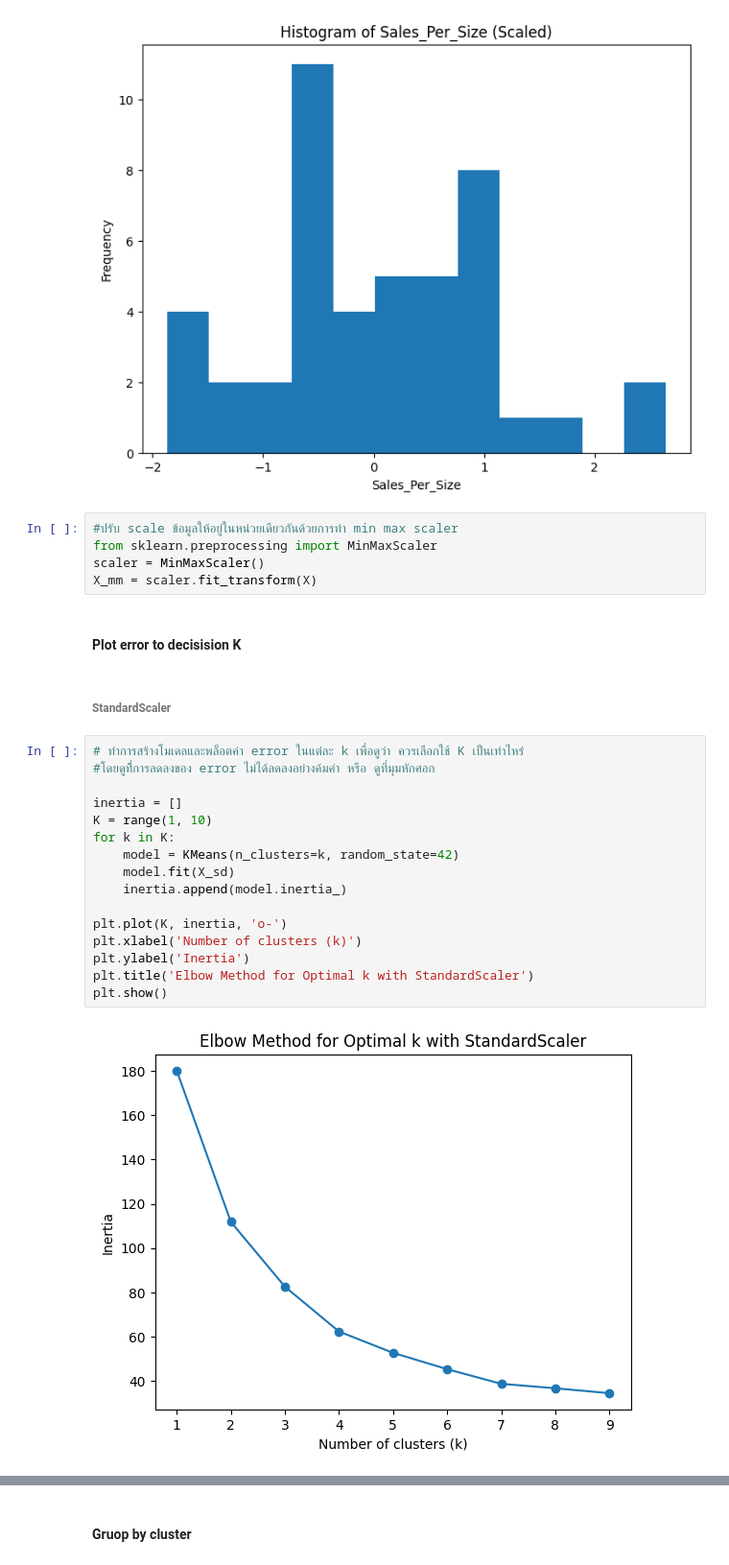
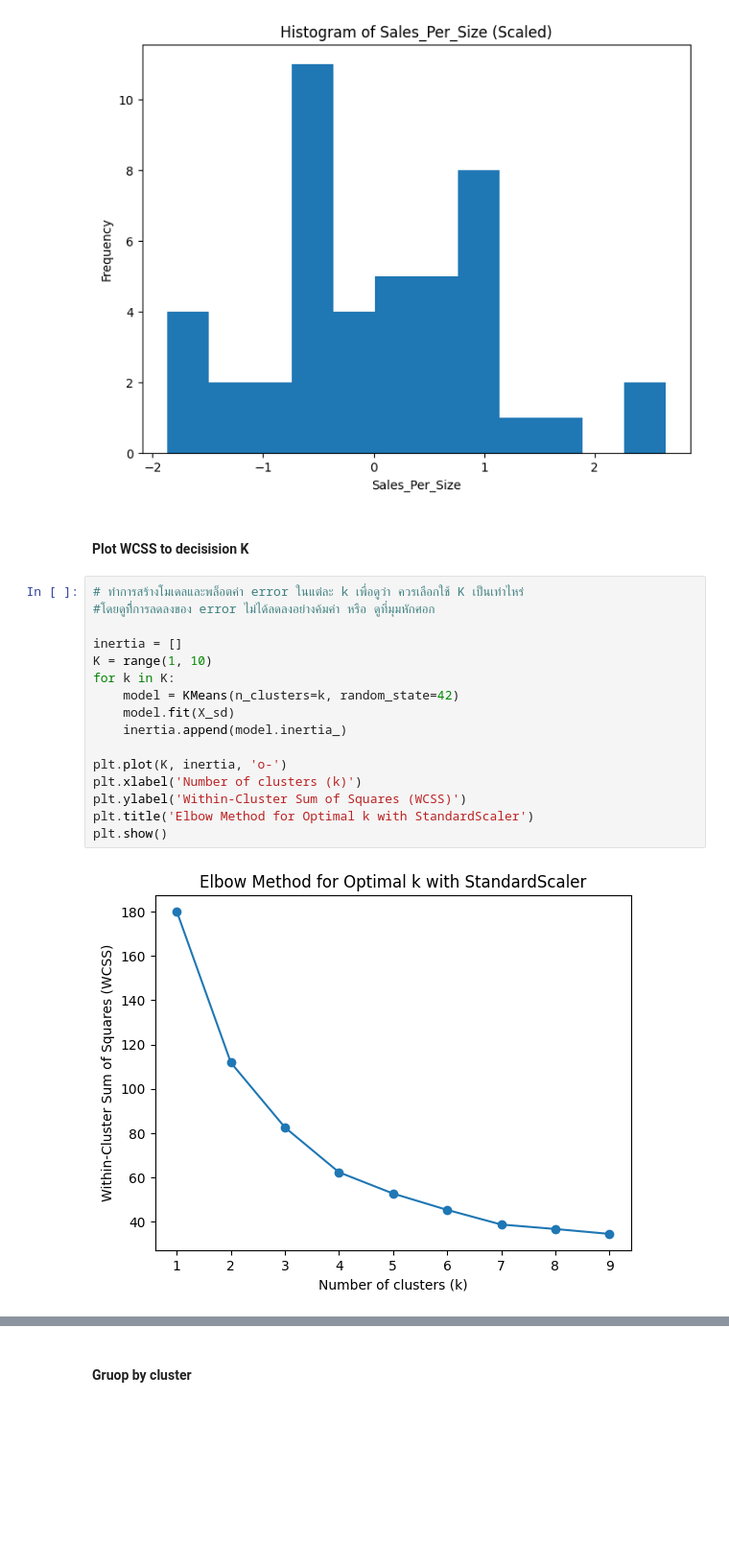
Before and after one commit to jangInw007/A4-Data-Analytics-and-Modeling, a Jupyter notebook: Group_A4_Data_Analytics_and_Modeling.ipynb, the cells around one changed output, grey strips where cells are left out. Shown: that part at 96% size. Drawn from its saved outputs; the diff is of its cells as text; blank space fills up the shorter version.

Commit message:
เสร็จ Clustering

```diff
--- a/Group_A4_Data_Analytics_and_Modeling.ipynb
+++ b/Group_A4_Data_Analytics_and_Modeling.ipynb
@@ -479,30 +470,23 @@ for i in range(X_sd.shape[1]):
 [figure]
 [figure]
 [figure]
-# %%
-#ปรับ scale ข้อมูลให้อยู่ในหน่วยเดียวกันด้วยการทำ min max scaler
-from sklearn.preprocessing import MinMaxScaler
-scaler = MinMaxScaler()
-X_mm = scaler.fit_transform(X)
 # %% [markdown]
-#### Plot error to decisision K
+#### Plot WCSS to decisision K
-# %% [markdown]
-###### StandardScaler
 # %%
 # ทำการสร้างโมเดลและพล็อตค่า error ในแต่ละ k เพื่อดูว่า ควรเลือกใช้ K เป็นเท่าไหร่
 #โดยดูที่ึการลดลงของ error ไม่ได้ลดลงอย่างค้มค่า หรือ ดูที่มุมหักศอก
 
 inertia = []
 K = range(1, 10)
 for k in K:
     model = KMeans(n_clusters=k, random_state=42)
     model.fit(X_sd)
     inertia.append(model.inertia_)
 
 plt.plot(K, inertia, 'o-')
 plt.xlabel('Number of clusters (k)')
-plt.ylabel('Inertia')
+plt.ylabel('Within-Cluster Sum of Squares (WCSS)')
 plt.title('Elbow Method for Optimal k with StandardScaler')
 plt.show()
 # %% [output]
-[figure, old version]
+[figure, new version]
```
Also changed, not shown: parts of 47 cells of this notebook.
